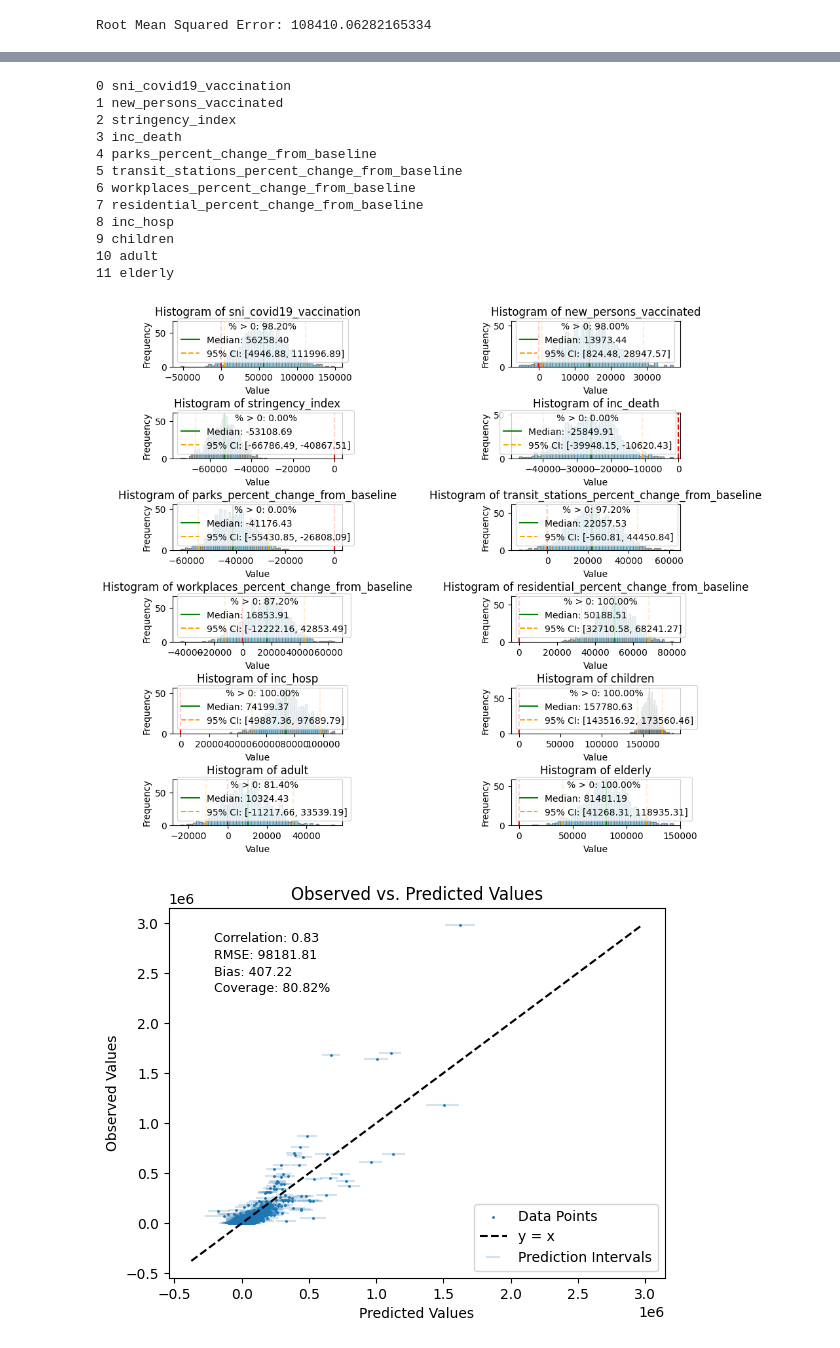
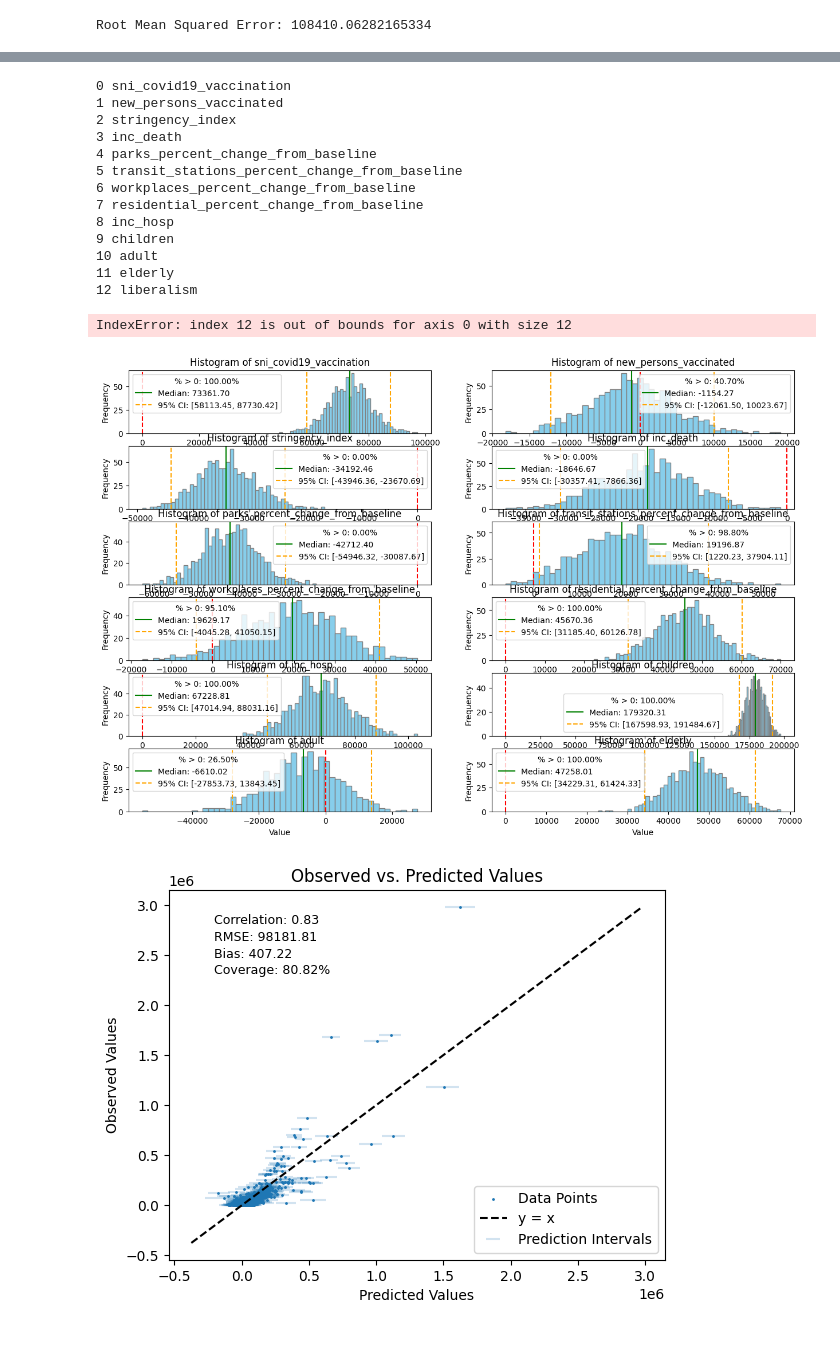
Before and after one commit to eunjeongc/covcast, a Jupyter notebook: Linear Regression.ipynb, the cells around one changed output, grey strips where cells are left out. Drawn from its saved outputs; the diff is of its cells as text; code cells hidden in the pictures.

Commit message:
resolved the error with defenition of 'liberalism'

```diff
--- a/Linear Regression.ipynb
+++ b/Linear Regression.ipynb
@@ -811,7 +811,7 @@ X = merged_df_final[['sni_covid19_vaccination','new_persons_vaccinated', 'string
                      'retail_and_recreation_percent_change_from_baseline', 'grocery_and_pharmacy_percent_change_from_baseline',
                      'parks_percent_change_from_baseline', 'transit_stations_percent_change_from_baseline',
                      'workplaces_percent_change_from_baseline', 'residential_percent_change_from_baseline',
-                     'inc_hosp', 'children', 'adult', 'elderly', 'liberlism'] + state_dummies.columns.tolist()].astype(float)
+                     'inc_hosp', 'children', 'adult', 'elderly', 'liberalism'] + state_dummies.columns.tolist()].astype(float)
 y = merged_df_final['inc_case']
 
 # Add a constant to the features to account for the intercept in the model
@@ -1071,7 +1088,7 @@ merged_df_final = pd.concat([merged_df_final, state_dummies], axis=1)
 X = merged_df_final[['sni_covid19_vaccination','new_persons_vaccinated', 'stringency_index', 'inc_death',
                      'parks_percent_change_from_baseline', 'transit_stations_percent_change_from_baseline',
                      'workplaces_percent_change_from_baseline', 'residential_percent_change_from_baseline',
-                     'inc_hosp', 'children', 'adult', 'elderly'] + state_dummies.columns.tolist()].astype(float)
+                     'inc_hosp', 'children', 'adult', 'elderly', 'liberalism'] + state_dummies.columns.tolist()].astype(float)
 y = merged_df_final['inc_case']
 
 # Add a constant to the features to account for the intercept in the model
@@ -1153,10 +1171,10 @@ coeff_samples = np.random.multivariate_normal(model.params, model.cov_params(),
 parameter_names = ['sni_covid19_vaccination','new_persons_vaccinated', 'stringency_index', 'inc_death',
                      'parks_percent_change_from_baseline', 'transit_stations_percent_change_from_baseline',
                      'workplaces_percent_change_from_baseline', 'residential_percent_change_from_baseline',
-                     'inc_hosp', 'children', 'adult', 'elderly', 'liberlism']
+                     'inc_hosp', 'children', 'adult', 'elderly', 'liberalism']
 n_params = len(parameter_names)
 
-fig, axs = plt.subplots(6, 2, figsize=(10, 10))
+fig, axs = plt.subplots(6, 2, figsize=(15, 10))
 axes_flat = axs.flatten()
 
 for i, name in enumerate(parameter_names):
@@ -1165,34 +1183,36 @@ for i, name in enumerate(parameter_names):
     median_val = np.median(coeff_samples[:, i])
     confidence_interval = np.percentile(coeff_samples[:, i], [2.5, 97.5])
     percent_positive = np.mean(coeff_samples[:, i] > 0) * 100  # Percentage of simulations > 0
 
     ax = axes_flat[i]
     ax.hist(coeff_samples[:, i], bins=50, color='skyblue', edgecolor='gray')
     ax.axvline(x=median_val, color='green', linestyle='-', label=f'Median: {median_val:.2f}')
     ax.axvline(x=confidence_interval[0], color='orange', linestyle='--', label=f'95% CI: [{confidence_interval[0]:.2f}, {confidence_interval[1]:.2f}]')
     ax.axvline(x=confidence_interval[1], color='orange', linestyle='--')
     ax.axvline(x=0, color='red', linestyle='--')
     ax.set_title(f'Histogram of {name}')
     ax.set_xlabel('Value')
     ax.set_ylabel('Frequency')
     ax.legend(title=f'% > 0: {percent_positive:.2f}%')
 
 plt.subplots_adjust(hspace=1, wspace=1)
 plt.show()
 # %% [output]
 0 sni_covid19_vaccination
 1 new_persons_vaccinated
 2 stringency_index
 3 inc_death
 4 parks_percent_change_from_baseline
 5 transit_stations_percent_change_from_baseline
 6 workplaces_percent_change_from_baseline
 7 residential_percent_change_from_baseline
 8 inc_hosp
 9 children
 10 adult
 11 elderly
+12 liberalism
+IndexError: index 12 is out of bounds for axis 0 with size 12
-[figure, old version]
+[figure, new version]
 # %%
 import statsmodels.api as sm
 
```
Also changed, not shown: parts of 10 cells of this notebook.
